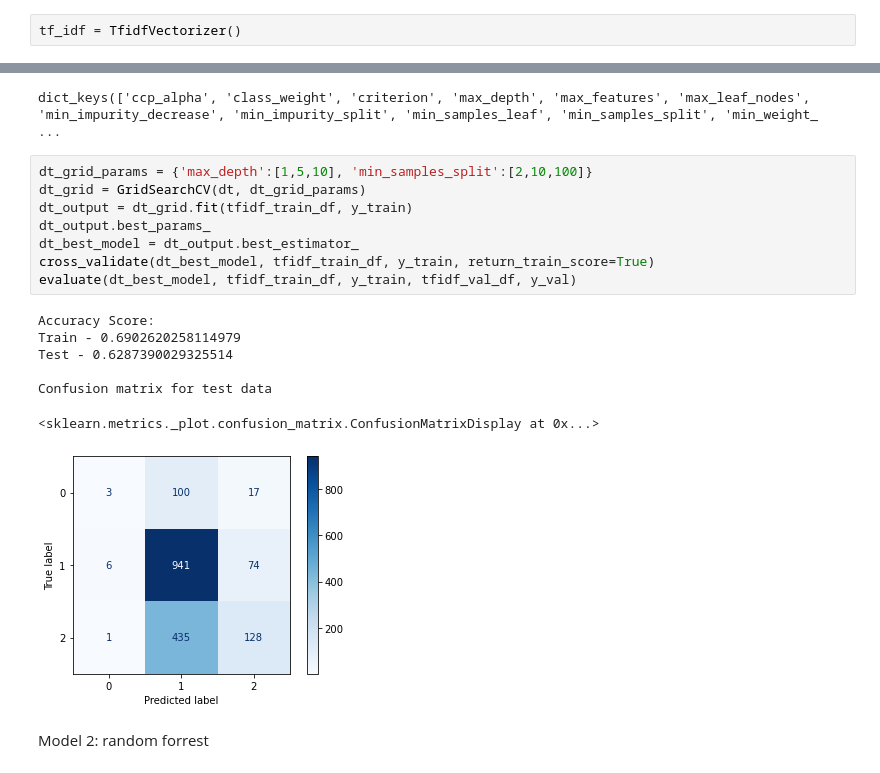
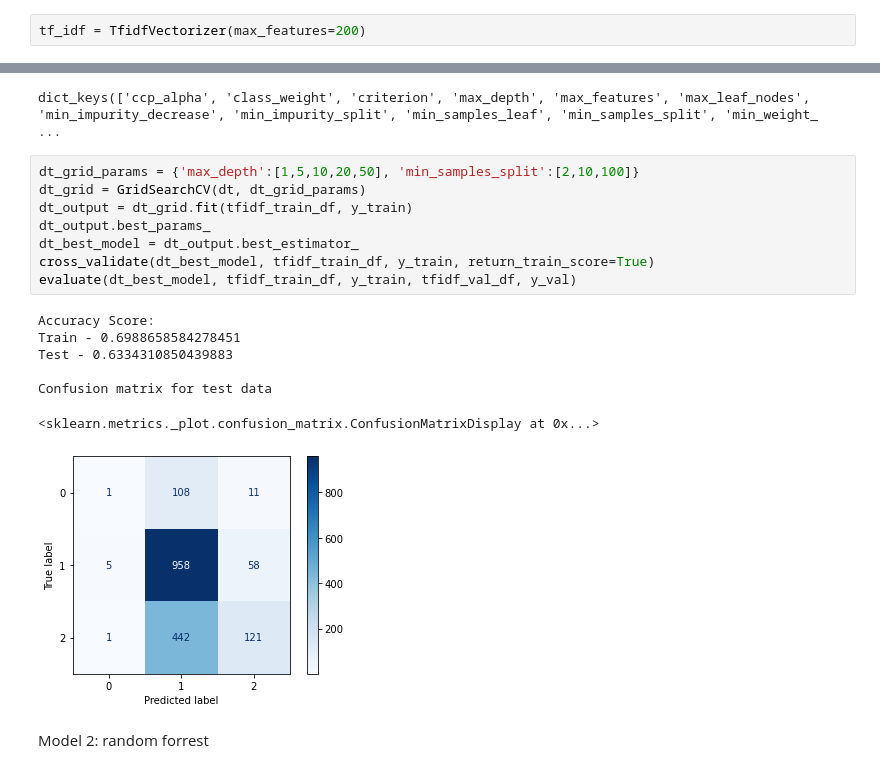
Before and after one commit to ElyLin/SentimentAnalysisProject, a Jupyter notebook: notebooks/Ely/EDA-Ely.ipynb, the cells around one changed output, grey strips where cells are left out. Drawn from its saved outputs; the diff is of its cells as text.

```diff
--- a/notebooks/Ely/EDA-Ely.ipynb
+++ b/notebooks/Ely/EDA-Ely.ipynb
@@ -336,7 +336,7 @@ X_train, X_val, y_train, y_val = train_test_split(X_train_int, y_train_int, rand
 # %%
 from sklearn.feature_extraction.text import TfidfVectorizer
 # %%
-tf_idf = TfidfVectorizer()
+tf_idf = TfidfVectorizer(max_features=200)
 # %%
 tf_idf.fit(X_train)
 # %% [output]
@@ -423,21 +436,21 @@ dt.get_params().keys()
 # %% [output]
 dict_keys(['ccp_alpha', 'class_weight', 'criterion', 'max_depth', 'max_features', 'max_leaf_nodes', 'min_impurity_decrease', 'min_impurity_split', 'min_samples_leaf', 'min_samples_split', 'min_weight_ ...
 # %%
-dt_grid_params = {'max_depth':[1,5,10], 'min_samples_split':[2,10,100]}
+dt_grid_params = {'max_depth':[1,5,10,20,50], 'min_samples_split':[2,10,100]}
 dt_grid = GridSearchCV(dt, dt_grid_params)
 dt_output = dt_grid.fit(tfidf_train_df, y_train)
 dt_output.best_params_
 dt_best_model = dt_output.best_estimator_
 cross_validate(dt_best_model, tfidf_train_df, y_train, return_train_score=True)
 evaluate(dt_best_model, tfidf_train_df, y_train, tfidf_val_df, y_val)
 # %% [output]
 Accuracy Score:
-Train - 0.6902620258114979
-Test - 0.6287390029325514
+Train - 0.6988658584278451
+Test - 0.6334310850439883
 
 Confusion matrix for test data
 <sklearn.metrics._plot.confusion_matrix.ConfusionMatrixDisplay at 0x...>
-[figure, old version]
+[figure, new version]
 # %% [markdown]
 Model 2: random forrest
 # %%
```
Also changed, not shown: parts of 11 cells of this notebook.
